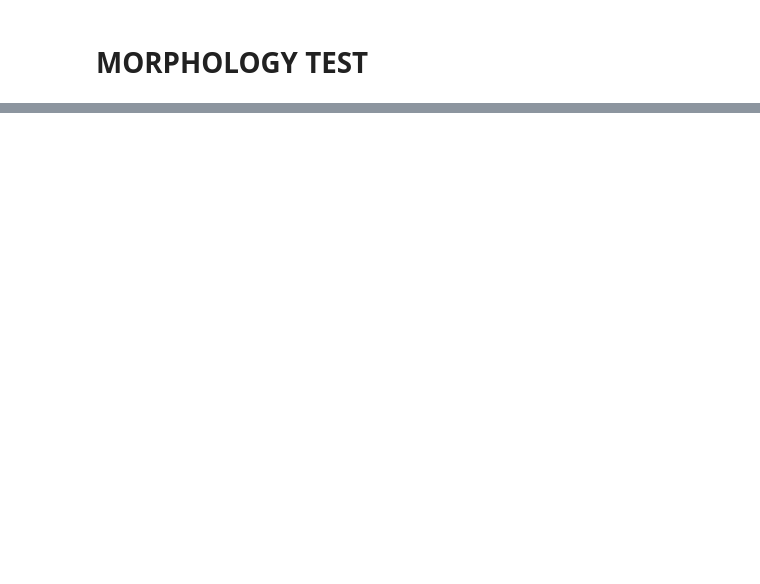
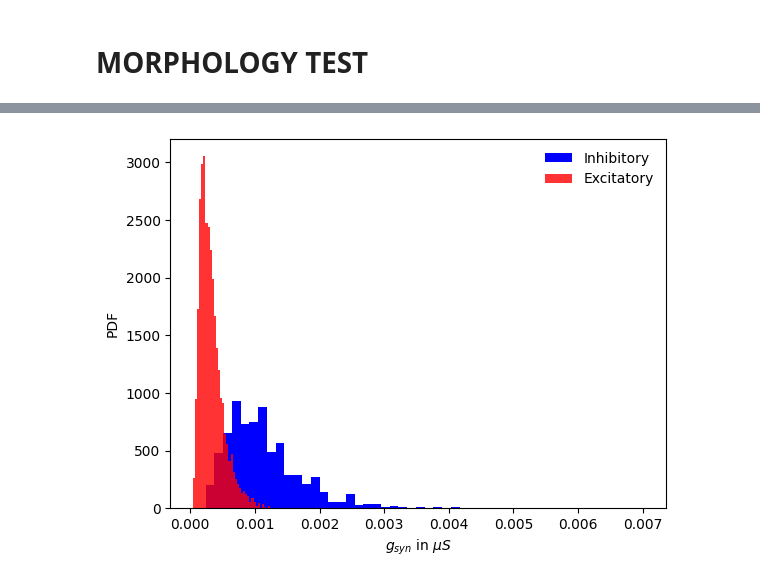
Before and after one commit to hannatolle/synergisticDendrites, a Jupyter notebook: NeuronClass_Edu.ipynb, the cells around one changed output, grey strips where cells are left out. Saved outputs shown, nothing was run; the diff lists cells and outputs as text; code cells hidden in the pictures; blank space fills up the shorter version.

```diff
--- a/NeuronClass_Edu.ipynb
+++ b/NeuronClass_Edu.ipynb
@@ -347,14 +496,18 @@ h.nrn_load_dll("x86_64/vecevent.so")
 # %%
+h.nrn_load_dll("x86_64/vecevent.so")
 
 #filename = "DATA/Pyrp22.hoc"
 
 #h.load_file(filename)
 
+#h.nrn_load_dll("x86_64/vecevent.so")
+
 ddir = "L5bPCmodelsEH/"
 
 h.load_file("import3d.hoc")
 h.load_file("nrngui.hoc")
-h.load_file(ddir+"init.hoc")
+#h.load_file("stdgui.hoc")
+#h.load_file(ddir+"init.hoc")
 
 morphology_file = ddir+"morphologies/cell1.asc"
 
@@ -468,0 +837,30 @@ dendIdx = Select_Noise_sections(List,Sections,Cell=CellName,numNoiseInputs=numNo
+# %%
+
+#typical magnitude order 0.001 microSiemens
+
+#weight = np.random.lognormal(np.log(We[Case]),1,numNoiseInputs) #We[Case] #* us #microsiemens
+
+ww = We["Both"]
+
+weightE = np.random.lognormal(np.log(ww),0.55,np.sum(ee>=0)) #We[Case] #* us #microsiemens
+weightI = np.random.lognormal(np.log(0.001),0.5,np.sum(ee<0)) #We[Case] #* us #microsiemens
+
+#weight = 0.08*us
+
+pyplot.hist(weightI,bins=50,density=True,label='Inhibitory',color='b')
+
+pyplot.hist(weightE,bins=50,density=True,alpha=0.8,label='Excitatory',color="r")
+
+#dw = 1e-3
+
+#len(np.arange(0.000025,0.001+dw,dw))
+np.max(weightE)
+
+pyplot.xlabel(r"$g_{syn}$ in $\mu S$")
+pyplot.ylabel(r"PDF")
+
+pyplot.legend(frameon=False)
+
+pyplot.savefig("Weights_dist.png",dpi=400,bbox_inches="tight")
+# %% [output]
+[figure, added]
```
Also changed, not shown: parts of 81 cells of this notebook.
